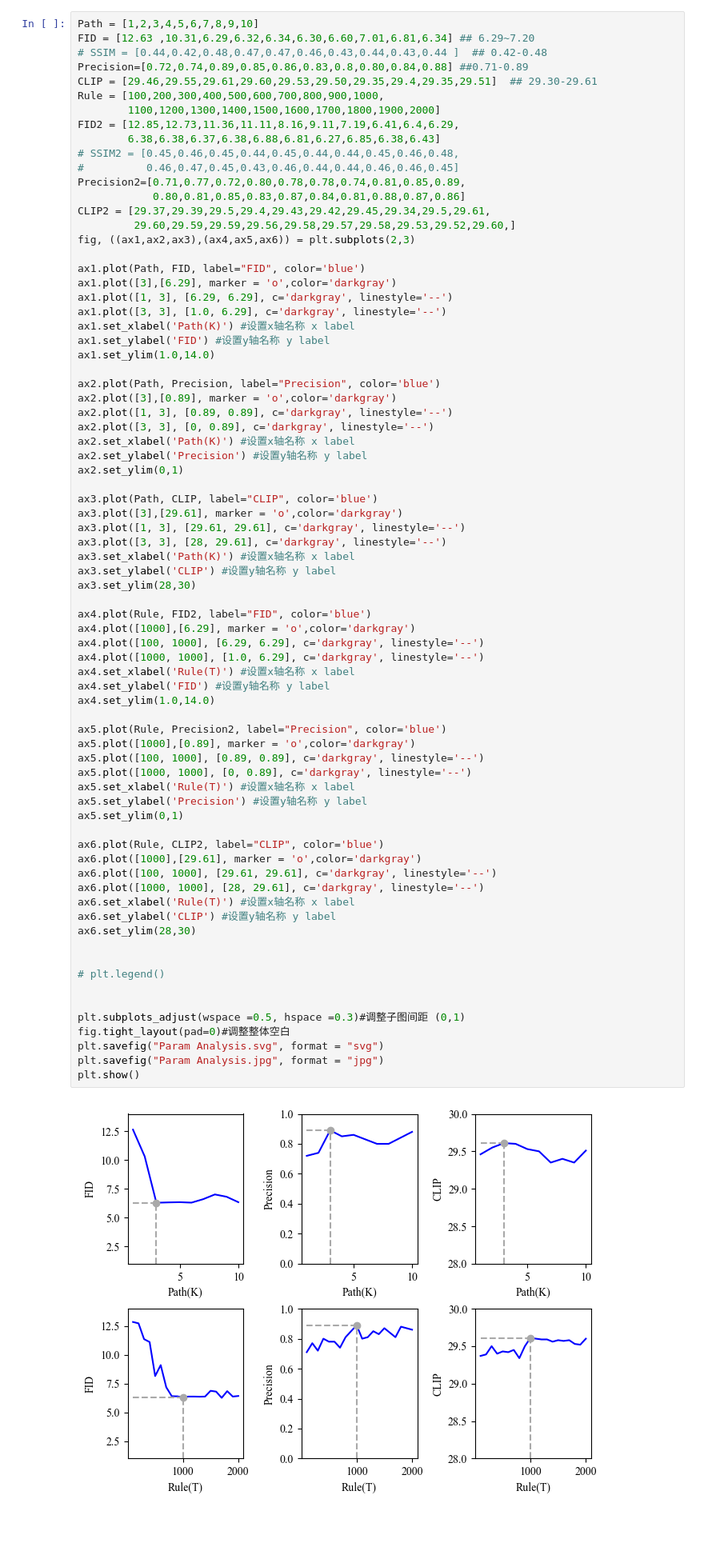
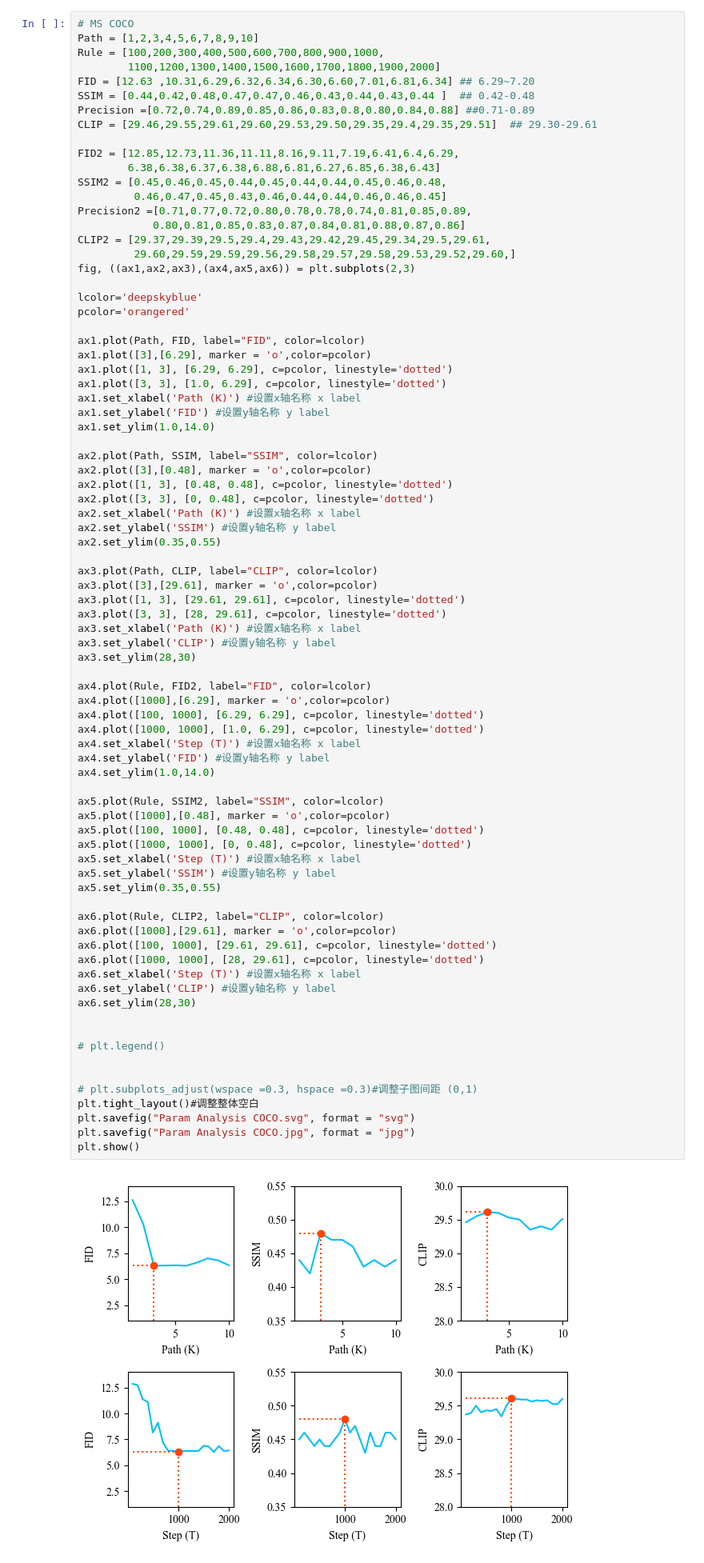
Before and after one commit to chinesebear/fuzzydiffusion, a Jupyter notebook: doc/param_analysis.ipynb, the cells around one changed output. Shown: that part at 80% size. Drawn from its saved outputs; the diff is of its cells as text; blank space fills up the shorter version.

```diff
--- a/doc/param_analysis.ipynb
+++ b/doc/param_analysis.ipynb
@@ -5,79 +5,84 @@ fm.fontManager.addfont('/usr/share/fonts/truetype/times.ttf')
 import matplotlib.pyplot as plt
 plt.rc('font',family='Times New Roman')
 # %%
+# MS COCO
 Path = [1,2,3,4,5,6,7,8,9,10]
-FID = [12.63 ,10.31,6.29,6.32,6.34,6.30,6.60,7.01,6.81,6.34] ## 6.29~7.20
-# SSIM = [0.44,0.42,0.48,0.47,0.47,0.46,0.43,0.44,0.43,0.44 ]  ## 0.42-0.48
-Precision=[0.72,0.74,0.89,0.85,0.86,0.83,0.8,0.80,0.84,0.88] ##0.71-0.89
-CLIP = [29.46,29.55,29.61,29.60,29.53,29.50,29.35,29.4,29.35,29.51]  ## 29.30-29.61
 Rule = [100,200,300,400,500,600,700,800,900,1000,
         1100,1200,1300,1400,1500,1600,1700,1800,1900,2000]
+FID = [12.63 ,10.31,6.29,6.32,6.34,6.30,6.60,7.01,6.81,6.34] ## 6.29~7.20
+SSIM = [0.44,0.42,0.48,0.47,0.47,0.46,0.43,0.44,0.43,0.44 ]  ## 0.42-0.48
+Precision =[0.72,0.74,0.89,0.85,0.86,0.83,0.8,0.80,0.84,0.88] ##0.71-0.89
+CLIP = [29.46,29.55,29.61,29.60,29.53,29.50,29.35,29.4,29.35,29.51]  ## 29.30-29.61
+
 FID2 = [12.85,12.73,11.36,11.11,8.16,9.11,7.19,6.41,6.4,6.29,
         6.38,6.38,6.37,6.38,6.88,6.81,6.27,6.85,6.38,6.43]
-# SSIM2 = [0.45,0.46,0.45,0.44,0.45,0.44,0.44,0.45,0.46,0.48,
-#          0.46,0.47,0.45,0.43,0.46,0.44,0.44,0.46,0.46,0.45]
-Precision2=[0.71,0.77,0.72,0.80,0.78,0.78,0.74,0.81,0.85,0.89,
+SSIM2 = [0.45,0.46,0.45,0.44,0.45,0.44,0.44,0.45,0.46,0.48,
+         0.46,0.47,0.45,0.43,0.46,0.44,0.44,0.46,0.46,0.45]
+Precision2 =[0.71,0.77,0.72,0.80,0.78,0.78,0.74,0.81,0.85,0.89,
             0.80,0.81,0.85,0.83,0.87,0.84,0.81,0.88,0.87,0.86]
 CLIP2 = [29.37,29.39,29.5,29.4,29.43,29.42,29.45,29.34,29.5,29.61,
          29.60,29.59,29.59,29.56,29.58,29.57,29.58,29.53,29.52,29.60,]
 fig, ((ax1,ax2,ax3),(ax4,ax5,ax6)) = plt.subplots(2,3)
 
-ax1.plot(Path, FID, label="FID", color='blue')
-ax1.plot([3],[6.29], marker = 'o',color='darkgray')
-ax1.plot([1, 3], [6.29, 6.29], c='darkgray', linestyle='--')
-ax1.plot([3, 3], [1.0, 6.29], c='darkgray', linestyle='--')
-ax1.set_xlabel('Path(K)') #设置x轴名称 x label
+lcolor='deepskyblue'
+pcolor='orangered'
+
+ax1.plot(Path, FID, label="FID", color=lcolor)
+ax1.plot([3],[6.29], marker = 'o',color=pcolor)
+ax1.plot([1, 3], [6.29, 6.29], c=pcolor, linestyle='dotted')
+ax1.plot([3, 3], [1.0, 6.29], c=pcolor, linestyle='dotted')
+ax1.set_xlabel('Path (K)') #设置x轴名称 x label
 ax1.set_ylabel('FID') #设置y轴名称 y label
 ax1.set_ylim(1.0,14.0)
 
-ax2.plot(Path, Precision, label="Precision", color='blue')
-ax2.plot([3],[0.89], marker = 'o',color='darkgray')
-ax2.plot([1, 3], [0.89, 0.89], c='darkgray', linestyle='--')
-ax2.plot([3, 3], [0, 0.89], c='darkgray', linestyle='--')
-ax2.set_xlabel('Path(K)') #设置x轴名称 x label
-ax2.set_ylabel('Precision') #设置y轴名称 y label
-ax2.set_ylim(0,1)
+ax2.plot(Path, SSIM, label="SSIM", color=lcolor)
+ax2.plot([3],[0.48], marker = 'o',color=pcolor)
+ax2.plot([1, 3], [0.48, 0.48], c=pcolor, linestyle='dotted')
+ax2.plot([3, 3], [0, 0.48], c=pcolor, linestyle='dotted')
+ax2.set_xlabel('Path (K)') #设置x轴名称 x label
+ax2.set_ylabel('SSIM') #设置y轴名称 y label
+ax2.set_ylim(0.35,0.55)
 
-ax3.plot(Path, CLIP, label="CLIP", color='blue')
-ax3.plot([3],[29.61], marker = 'o',color='darkgray')
-ax3.plot([1, 3], [29.61, 29.61], c='darkgray', linestyle='--')
-ax3.plot([3, 3], [28, 29.61], c='darkgray', linestyle='--')
-ax3.set_xlabel('Path(K)') #设置x轴名称 x label
+ax3.plot(Path, CLIP, label="CLIP", color=lcolor)
+ax3.plot([3],[29.61], marker = 'o',color=pcolor)
+ax3.plot([1, 3], [29.61, 29.61], c=pcolor, linestyle='dotted')
+ax3.plot([3, 3], [28, 29.61], c=pcolor, linestyle='dotted')
+ax3.set_xlabel('Path (K)') #设置x轴名称 x label
 ax3.set_ylabel('CLIP') #设置y轴名称 y label
 ax3.set_ylim(28,30)
 
-ax4.plot(Rule, FID2, label="FID", color='blue')
-ax4.plot([1000],[6.29], marker = 'o',color='darkgray')
-ax4.plot([100, 1000], [6.29, 6.29], c='darkgray', linestyle='--')
-ax4.plot([1000, 1000], [1.0, 6.29], c='darkgray', linestyle='--')
-ax4.set_xlabel('Rule(T)') #设置x轴名称 x label
+ax4.plot(Rule, FID2, label="FID", color=lcolor)
+ax4.plot([1000],[6.29], marker = 'o',color=pcolor)
+ax4.plot([100, 1000], [6.29, 6.29], c=pcolor, linestyle='dotted')
+ax4.plot([1000, 1000], [1.0, 6.29], c=pcolor, linestyle='dotted')
+ax4.set_xlabel('Step (T)') #设置x轴名称 x label
 ax4.set_ylabel('FID') #设置y轴名称 y label
 ax4.set_ylim(1.0,14.0)
 
-ax5.plot(Rule, Precision2, label="Precision", color='blue')
-ax5.plot([1000],[0.89], marker = 'o',color='darkgray')
-ax5.plot([100, 1000], [0.89, 0.89], c='darkgray', linestyle='--')
-ax5.plot([1000, 1000], [0, 0.89], c='darkgray', linestyle='--')
-ax5.set_xlabel('Rule(T)') #设置x轴名称 x label
-ax5.set_ylabel('Precision') #设置y轴名称 y label
-ax5.set_ylim(0,1)
+ax5.plot(Rule, SSIM2, label="SSIM", color=lcolor)
+ax5.plot([1000],[0.48], marker = 'o',color=pcolor)
+ax5.plot([100, 1000], [0.48, 0.48], c=pcolor, linestyle='dotted')
+ax5.plot([1000, 1000], [0, 0.48], c=pcolor, linestyle='dotted')
+ax5.set_xlabel('Step (T)') #设置x轴名称 x label
+ax5.set_ylabel('SSIM') #设置y轴名称 y label
+ax5.set_ylim(0.35,0.55)
 
-ax6.plot(Rule, CLIP2, label="CLIP", color='blue')
-ax6.plot([1000],[29.61], marker = 'o',color='darkgray')
-ax6.plot([100, 1000], [29.61, 29.61], c='darkgray', linestyle='--')
-ax6.plot([1000, 1000], [28, 29.61], c='darkgray', linestyle='--')
-ax6.set_xlabel('Rule(T)') #设置x轴名称 x label
+ax6.plot(Rule, CLIP2, label="CLIP", color=lcolor)
+ax6.plot([1000],[29.61], marker = 'o',color=pcolor)
+ax6.plot([100, 1000], [29.61, 29.61], c=pcolor, linestyle='dotted')
+ax6.plot([1000, 1000], [28, 29.61], c=pcolor, linestyle='dotted')
+ax6.set_xlabel('Step (T)') #设置x轴名称 x label
 ax6.set_ylabel('CLIP') #设置y轴名称 y label
 ax6.set_ylim(28,30)
 
 
 # plt.legend()
 
 
-plt.subplots_adjust(wspace =0.5, hspace =0.3)#调整子图间距 (0,1)
-fig.tight_layout(pad=0)#调整整体空白
-plt.savefig("Param Analysis.svg", format = "svg")
-plt.savefig("Param Analysis.jpg", format = "jpg")
+# plt.subplots_adjust(wspace =0.3, hspace =0.3)#调整子图间距 (0,1)
+plt.tight_layout()#调整整体空白
+plt.savefig("Param Analysis COCO.svg", format = "svg")
+plt.savefig("Param Analysis COCO.jpg", format = "jpg")
 plt.show()
 # %% [output]
-[figure, old version]
+[figure, new version]
```
Also changed, not shown: parts of 2 cells of this notebook, 28 other files.
